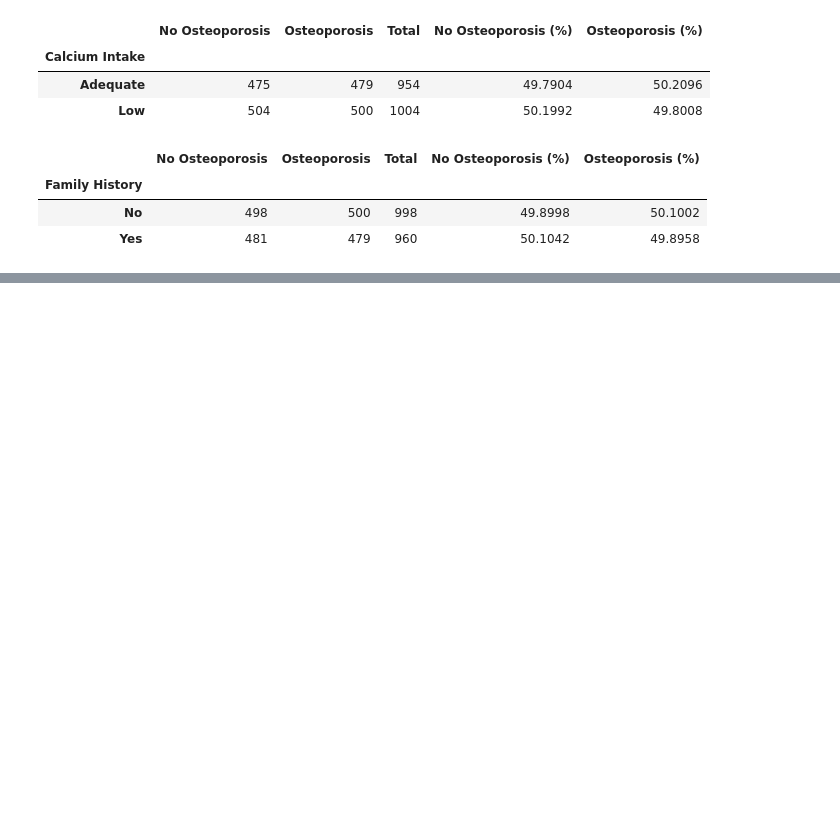
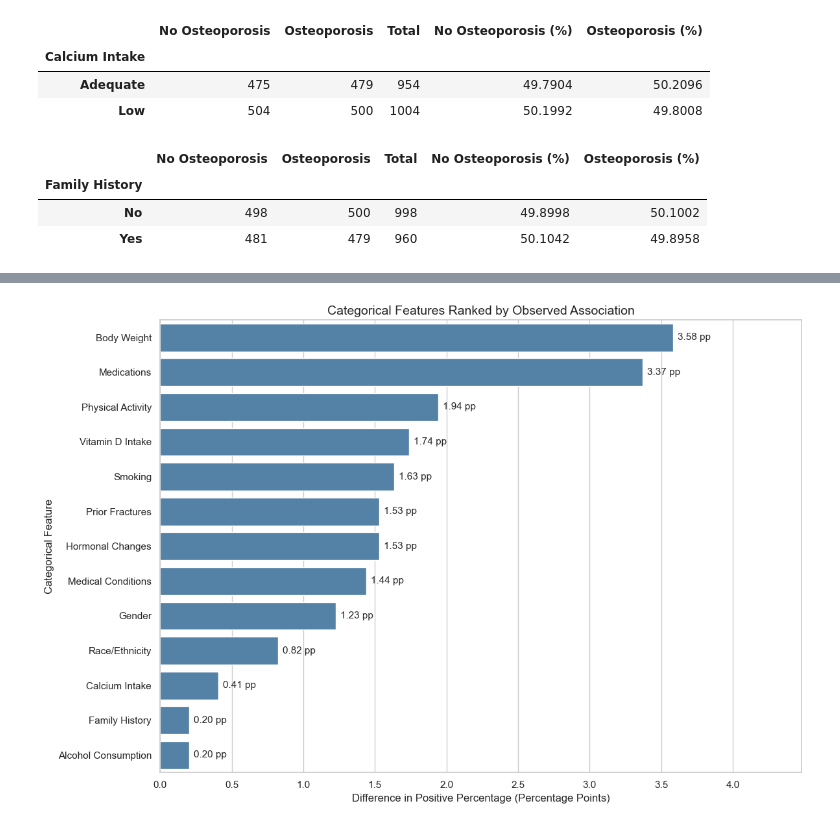
Before and after one commit to awwashreeadarsh19/intern-project_2-Predicting_Osteoporosis_Risk, a Jupyter notebook: osteoporosis_risk_prediction.ipynb, the cells around one changed output, grey strips where cells are left out. Saved outputs shown, nothing was run; the diff lists cells and outputs as text; code cells hidden in the pictures; blank space fills up the shorter version.

```diff
--- a/osteoporosis_risk_prediction.ipynb
+++ b/osteoporosis_risk_prediction.ipynb
@@ -2262,0 +2311,38 @@ display(bivariate_results["Family History"])
+# %%
+# CATEGORICAL FEATURE ASSOCIATION RANKING
+
+plt.figure(figsize=(12, 8))
+
+ax = sns.barplot(
+    data=association_summary,
+    x="Percentage Point Difference",
+    y="Feature",
+    color="steelblue"
+)
+
+for container in ax.containers:
+
+    ax.bar_label(
+        container,
+        fmt="%.2f pp",
+        padding=5
+    )
+
+plt.xlim(
+    0,
+    max(
+        1,
+        association_summary[
+            "Percentage Point Difference"
+        ].max() * 1.25
+    )
+)
+
+plt.xlabel("Difference in Positive Percentage (Percentage Points)")
+plt.ylabel("Categorical Feature")
+plt.title("Categorical Features Ranked by Observed Association")
+
+plt.tight_layout()
+plt.show()
+# %% [output]
+[figure, added]
```
Also changed, not shown: parts of 5 cells of this notebook.
